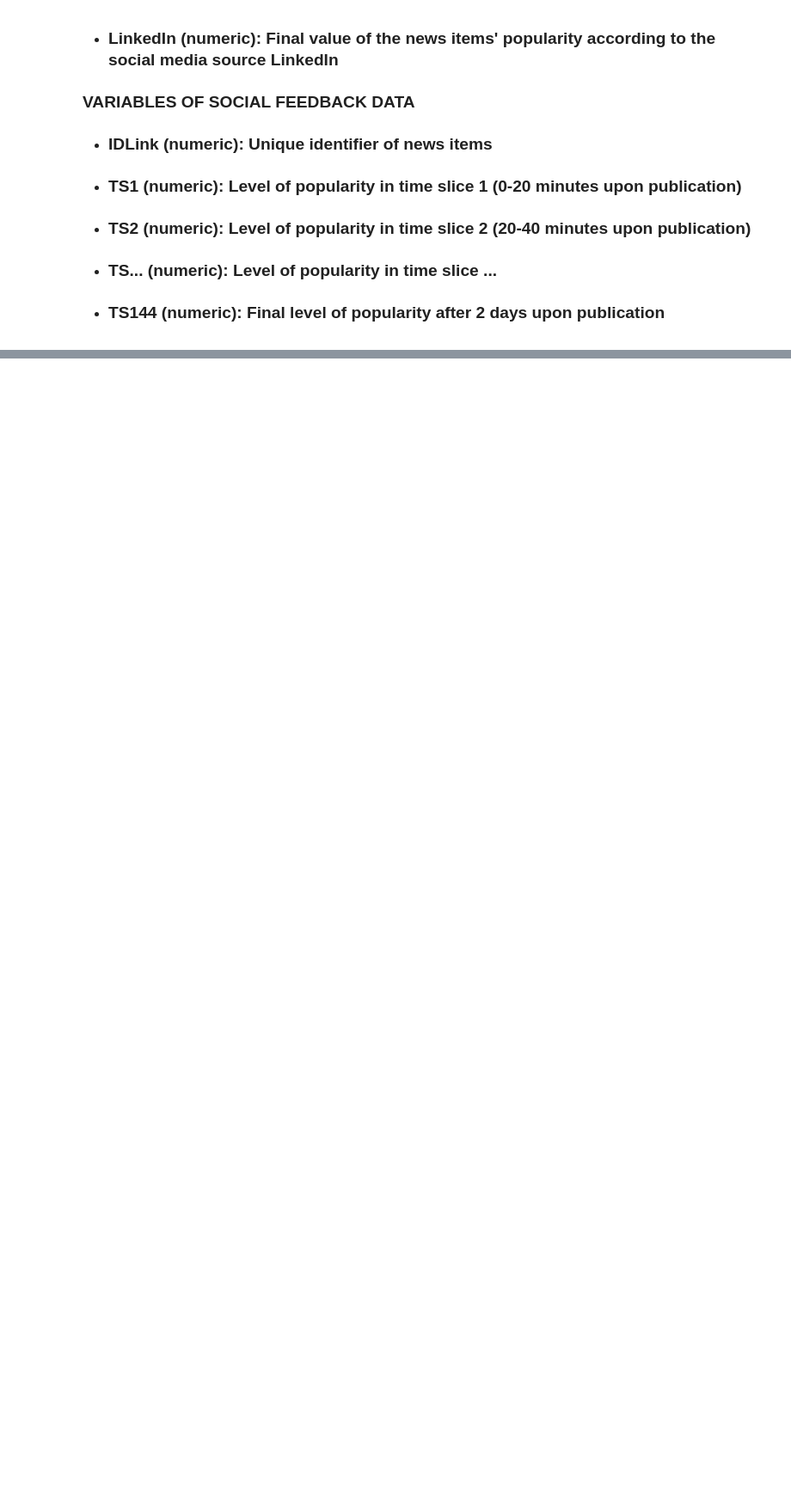
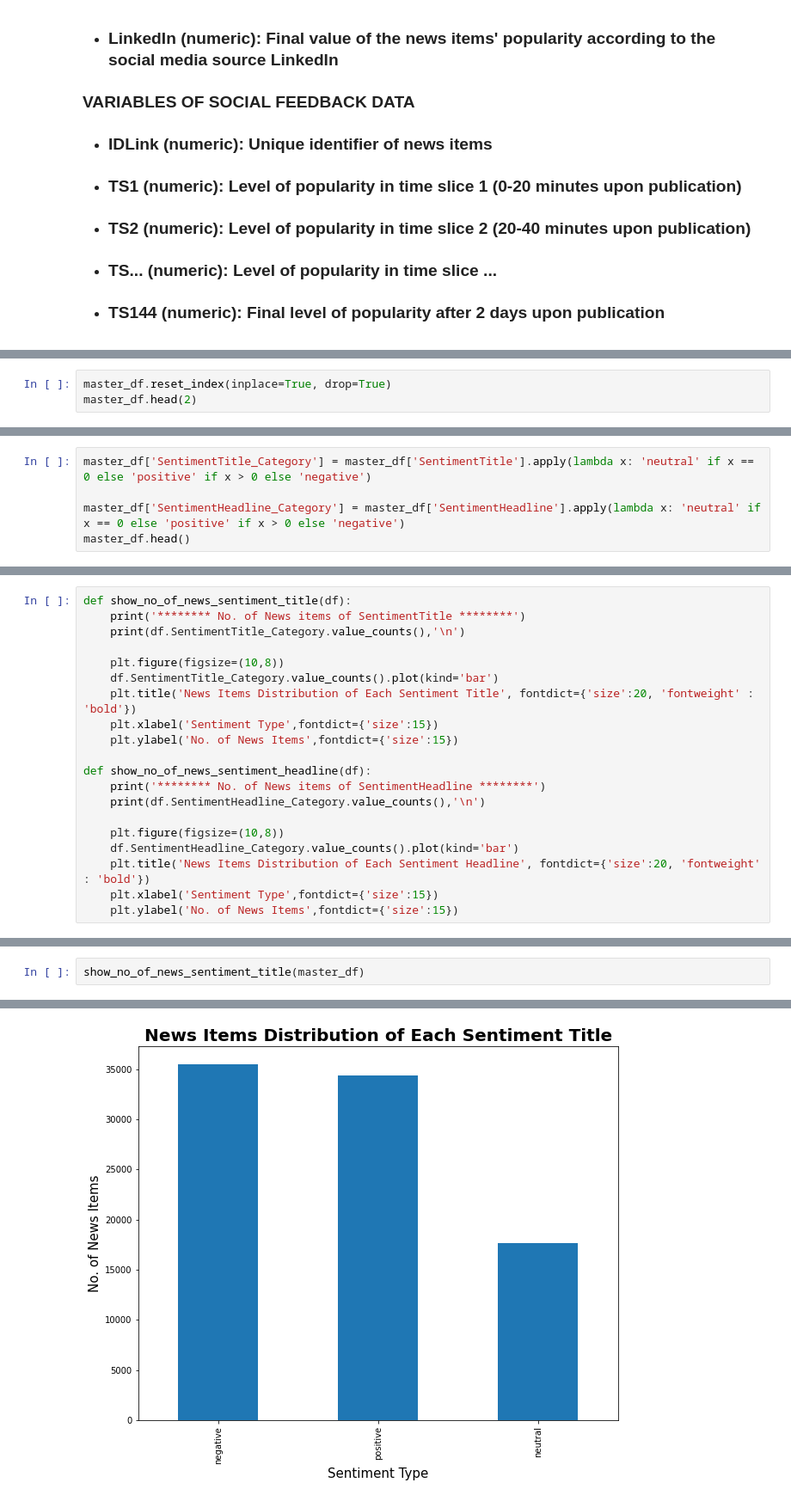
Before and after one commit to PriyankaDodeja/News-Popularity-Prediction, a Jupyter notebook: News_Popularity_Prediction_in_Social_Media_Capstone_Project.ipynb, the cells around one changed output, grey strips where cells are left out. Shown at 86% size. Saved outputs shown, nothing was run; the diff lists cells and outputs as text; blank space fills up the shorter version.

```diff
--- a/News_Popularity_Prediction_in_Social_Media_Capstone_Project.ipynb
+++ b/News_Popularity_Prediction_in_Social_Media_Capstone_Project.ipynb
@@ -370,0 +571,3 @@ Name: IDLink, Length: 90845, dtype: object
+# %%
+master_df.reset_index(inplace=True, drop=True)
+master_df.head(2)
@@ -370,0 +587,5 @@ Name: IDLink, Length: 90845, dtype: object
+# %%
+master_df['SentimentTitle_Category'] = master_df['SentimentTitle'].apply(lambda x: 'neutral' if x == 0 else 'positive' if x > 0 else 'negative')
+
+master_df['SentimentHeadline_Category'] = master_df['SentimentHeadline'].apply(lambda x: 'neutral' if x == 0 else 'positive' if x > 0 else 'negative')
+master_df.head()
@@ -370,0 +599,20 @@ Name: IDLink, Length: 90845, dtype: object
+# %%
+def show_no_of_news_sentiment_title(df):
+    print('******** No. of News items of SentimentTitle ********')
+    print(df.SentimentTitle_Category.value_counts(),'\n')
+
+    plt.figure(figsize=(10,8))
+    df.SentimentTitle_Category.value_counts().plot(kind='bar')
+    plt.title('News Items Distribution of Each Sentiment Title', fontdict={'size':20, 'fontweight' : 'bold'})
+    plt.xlabel('Sentiment Type',fontdict={'size':15})
+    plt.ylabel('No. of News Items',fontdict={'size':15})
+
+def show_no_of_news_sentiment_headline(df):
+    print('******** No. of News items of SentimentHeadline ********')
+    print(df.SentimentHeadline_Category.value_counts(),'\n')
+
+    plt.figure(figsize=(10,8))
+    df.SentimentHeadline_Category.value_counts().plot(kind='bar')
+    plt.title('News Items Distribution of Each Sentiment Headline', fontdict={'size':20, 'fontweight' : 'bold'})
+    plt.xlabel('Sentiment Type',fontdict={'size':15})
+    plt.ylabel('No. of News Items',fontdict={'size':15})
@@ -370,0 +624,3 @@ Name: IDLink, Length: 90845, dtype: object
+# %%
+show_no_of_news_sentiment_title(master_df)
+# %% [output]
@@ -370,0 +632 @@ Name: IDLink, Length: 90845, dtype: object
+[figure, added]
```
Also changed, not shown: parts of 206 cells of this notebook.
